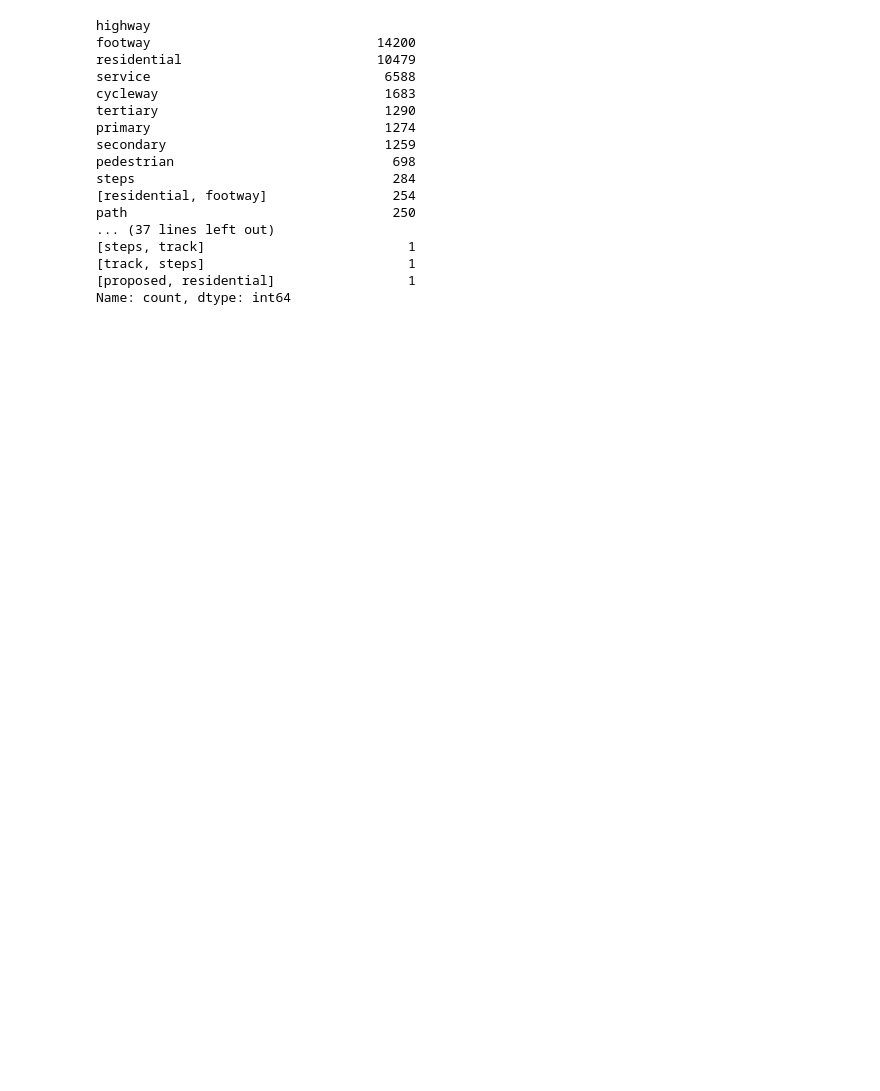
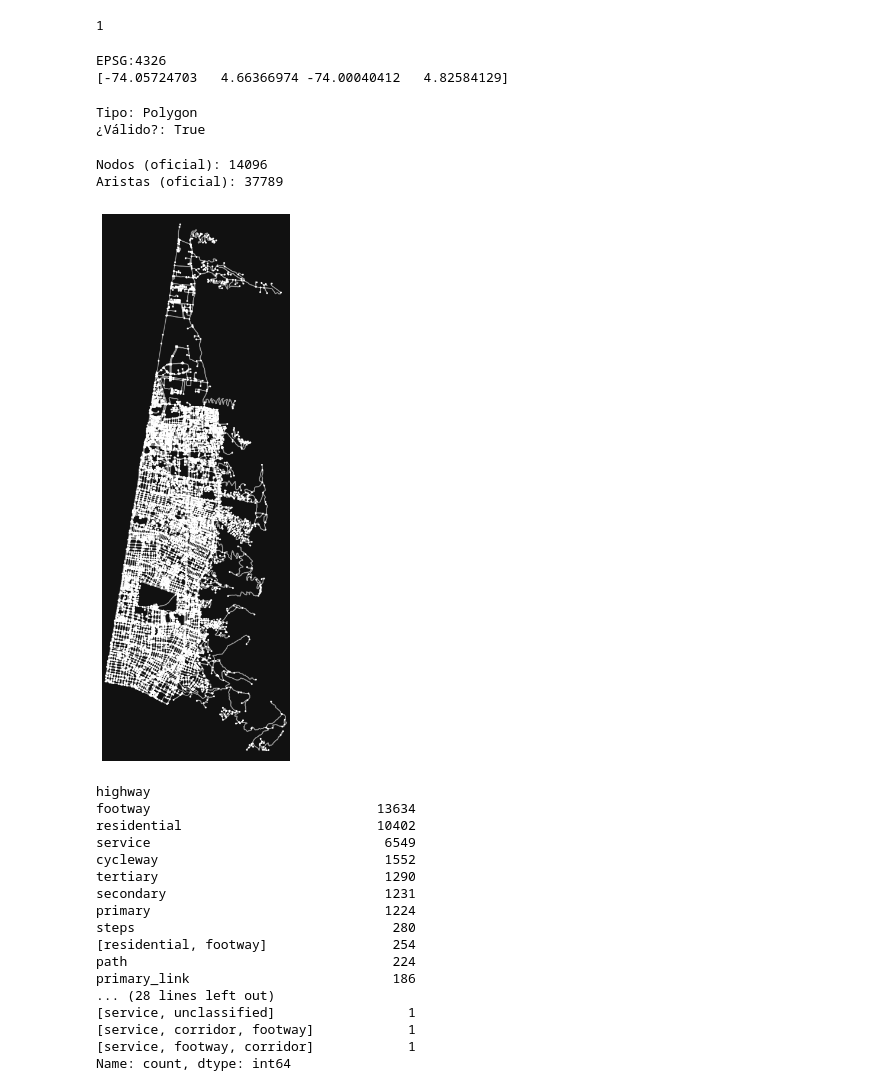
Before and after one commit to SantiagoChitiva/simulacion-movilidad-urbana, a Jupyter notebook: notebooks/F1.3_evaluacion_red_osm.ipynb, the cells around one changed output. Drawn from its saved outputs; the diff is of its cells as text; code cells hidden in the pictures; blank space fills up the shorter version.

```diff
--- a/notebooks/F1.3_evaluacion_red_osm.ipynb
+++ b/notebooks/F1.3_evaluacion_red_osm.ipynb
@@ -13,21 +31,56 @@ Número de vías (segmentos): 39810
+# %%
+usaquen_filtrado = usaquen_test[usaquen_test['LocNombre'] == 'USAQUEN']
+print(len(usaquen_filtrado))  # debe dar 1
+# %% [output]
+1
+# %%
+usaquen_filtrado = usaquen_filtrado.to_crs(epsg=4326)
+print(usaquen_filtrado.crs)
+print(usaquen_filtrado.total_bounds)
+# %% [output]
+EPSG:4326
+[-74.05724703   4.66366974 -74.00040412   4.82584129]
+# %%
+usaquen_polygon = usaquen_filtrado.geometry.iloc[0]
+print(f"Tipo: {usaquen_polygon.geom_type}")
+print(f"¿Válido?: {usaquen_polygon.is_valid}")
+# %% [output]
+Tipo: Polygon
+¿Válido?: True
+# %%
+import osmnx as ox
+
+G_oficial = ox.graph_from_polygon(usaquen_polygon, network_type="all")
+nodes_oficial, edges_oficial = ox.graph_to_gdfs(G_oficial)
+
+print(f"Nodos (oficial): {len(G_oficial.nodes)}")
+print(f"Aristas (oficial): {len(G_oficial.edges)}")
+# %% [output]
+Nodos (oficial): 14096
+Aristas (oficial): 37789
+# %%
+fig, ax = ox.plot_graph(G_oficial, node_size=5, figsize=(12, 12))
+fig.savefig("../docs/f1/red_usaquen_oficial.png", dpi=200)
+# %% [output]
+[figure, added]
 # %%
-edges['highway'].value_counts()
+edges_oficial['highway'].value_counts()
 # %% [output]
 highway
-footway                             14200
-residential                         10479
-service                              6588
-cycleway                             1683
+footway                             13634
+residential                         10402
+service                              6549
+cycleway                             1552
 tertiary                             1290
-primary                              1274
-secondary                            1259
-pedestrian                            698
-steps                                 284
+secondary                            1231
+primary                              1224
+steps                                 280
 [residential, footway]                254
-path                                  250
-... (37 lines left out)
-[steps, track]                          1
-[track, steps]                          1
-[proposed, residential]                 1
+path                                  224
+primary_link                          186
+... (28 lines left out)
+[service, unclassified]                 1
+[service, corridor, footway]            1
+[service, footway, corridor]            1
 Name: count, dtype: int64
 # %%
```
Also changed, not shown: parts of 8 cells of this notebook, 1 other file.
